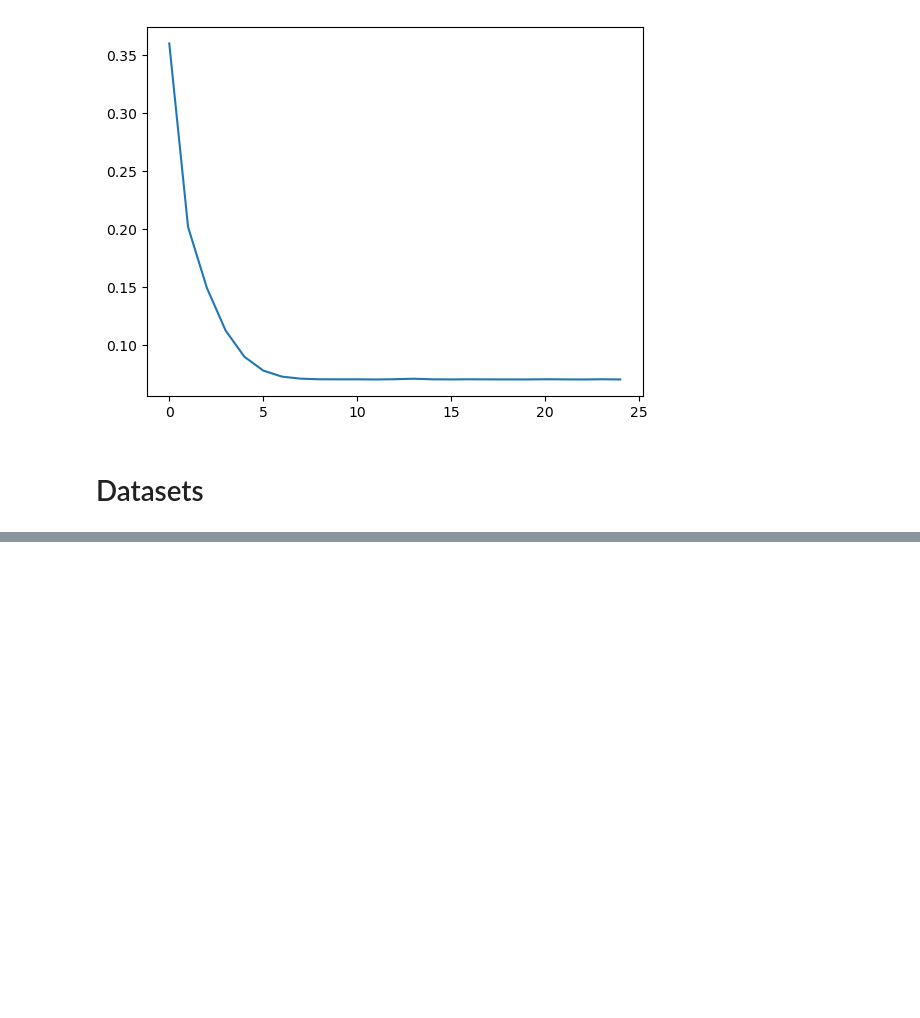
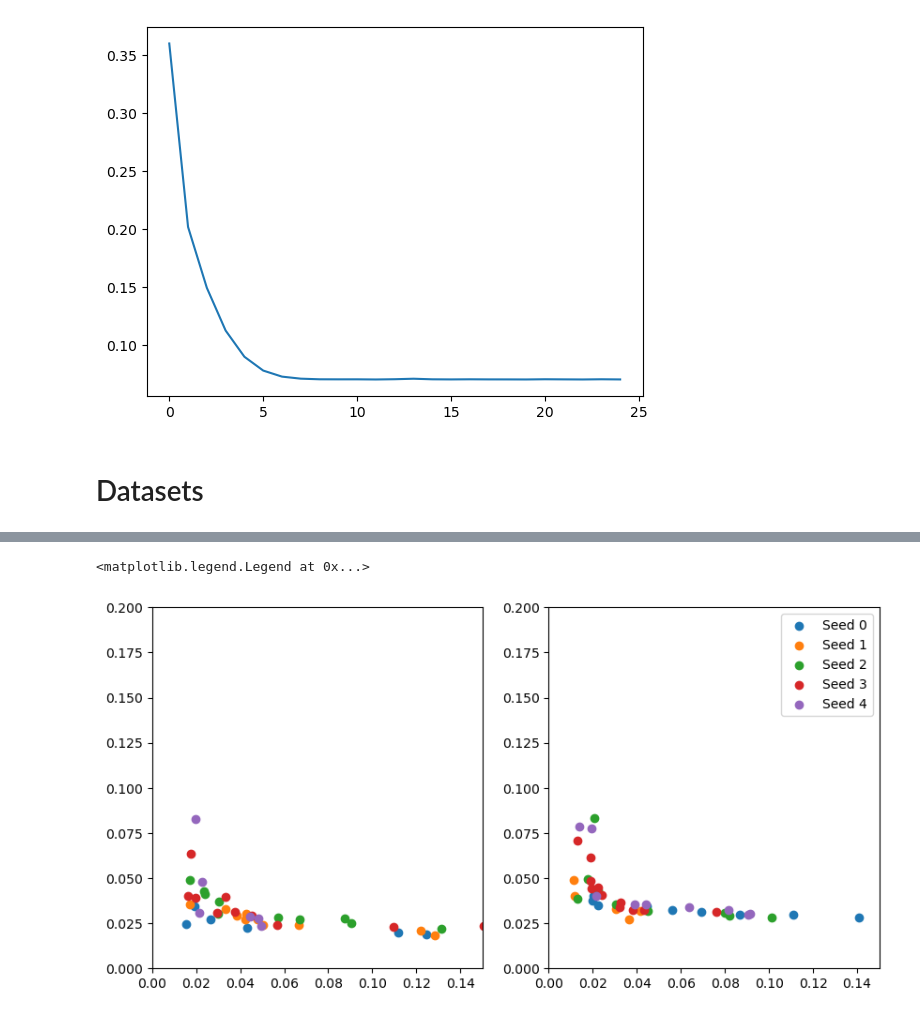
Before and after one commit to Zyxleo123/calibrated-quantile-uq, a Jupyter notebook: test.ipynb, the cells around one changed output, grey strips where cells are left out. Drawn from its saved outputs; the diff is of its cells as text; code cells hidden in the pictures; blank space fills up the shorter version.

Commit message:
more plots and test original early stop

```diff
--- a/test.ipynb
+++ b/test.ipynb
@@ -257,0 +240,19 @@ KeyboardInterrupt: Interrupted by user
+# %%
+import matplotlib.pyplot as plt
+import os
+from plots.plot_utils import load_pickle
+fig, axes = plt.subplots(1, 2, figsize=(10, 5))
+method = 'batch_cal'
+hyper = 'nl-8_hs-256'
+for i, method in enumerate(['batch_cal', 'batch_qr']):
+    plt_seed = os.path.join(os.environ['SCRATCH'], 'results', 'lump', f"naval/{hyper}/naval_loss{method}_ens1_bootFalse_resTrue_lnFalse_bnFalse_dr0.0_lr0.001_bs64_{hyper.replace('-', '')}_0.pkl")
+    plt_seeds = [plt_seed.replace("_0.pkl", f"_{i}.pkl") for i in range(5)]
+    datas = [load_pickle(pkl) for pkl in plt_seeds]
+    for j, data in enumerate(datas):
+        axes[i].scatter(data['te_ece_controlled'], data['te_sharp_score_controlled'], label=f"Seed {j}")
+        axes[i].set_xlim(0, 0.15)
+        axes[i].set_ylim(0, 0.2)
+plt.legend()
+# %% [output]
+<matplotlib.legend.Legend at 0x...>
+[figure, added]
```
Also changed, not shown: parts of 4 cells of this notebook.
